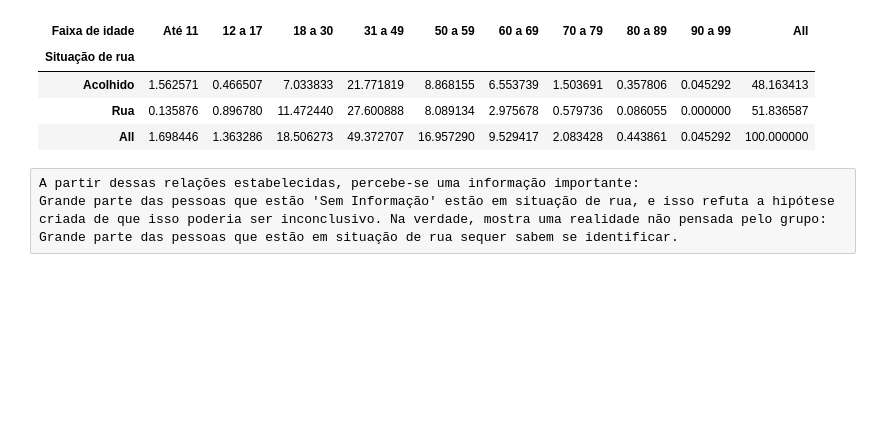
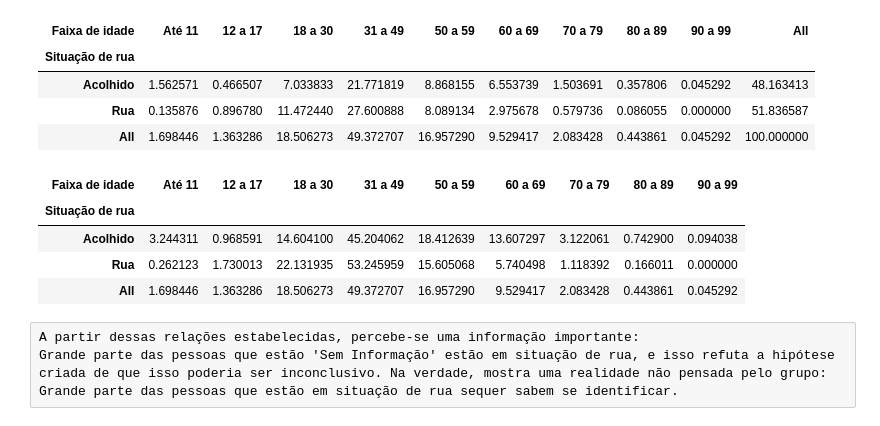
Before and after one commit to wellingtonrs07/Infer-ncia-Planos-de-Sa-de, a Jupyter notebook: Inferência_moradores_de_rua (Principal)/Planilha_Tratada_Projeto2.ipynb, the cells around one changed output. Cells and saved outputs as stored; diff of their text form; code cells hidden in the pictures; blank space fills up the shorter version.

```diff
--- a/Inferência_moradores_de_rua (Principal)/Planilha_Tratada_Projeto2.ipynb
+++ b/Inferência_moradores_de_rua (Principal)/Planilha_Tratada_Projeto2.ipynb
@@ -264,6 +273,14 @@ pd.crosstab(dados_idade_c_info['Situação de rua'], dados_idade_c_info['Faixa d
 | Acolhido | 1.562571 | 0.466507 | 7.033833 | 21.771819 | 8.868155 | 6.553739 | 1.503691 | 0.357806 | 0.045292 | 48.163413 |
 | Rua | 0.135876 | 0.896780 | 11.472440 | 27.600888 | 8.089134 | 2.975678 | 0.579736 | 0.086055 | 0.000000 | 51.836587 |
 | All | 1.698446 | 1.363286 | 18.506273 | 49.372707 | 16.957290 | 9.529417 | 2.083428 | 0.443861 | 0.045292 | 100.000000 |
+# %%
+pd.crosstab(dados_idade_c_info['Situação de rua'], dados_idade_c_info['Faixa de idade'], normalize='index'  , margins=True )*100
+# %% [output]
+| Faixa de idade | Até 11 | 12 a 17 | 18 a 30 | 31 a 49 | 50 a 59 | 60 a 69 | 70 a 79 | 80 a 89 | 90 a 99 |
+| Situação de rua |  |  |  |  |  |  |  |  |  |
+| Acolhido | 3.244311 | 0.968591 | 14.604100 | 45.204062 | 18.412639 | 13.607297 | 3.122061 | 0.742900 | 0.094038 |
+| Rua | 0.262123 | 1.730013 | 22.131935 | 53.245959 | 15.605068 | 5.740498 | 1.118392 | 0.166011 | 0.000000 |
+| All | 1.698446 | 1.363286 | 18.506273 | 49.372707 | 16.957290 | 9.529417 | 2.083428 | 0.443861 | 0.045292 |
 # %% [raw]
 A partir dessas relações estabelecidas, percebe-se uma informação importante:
 Grande parte das pessoas que estão 'Sem Informação' estão em situação de rua, e isso refuta a hipótese criada de que isso poderia ser inconclusivo. Na verdade, mostra uma realidade não pensada pelo grupo: Grande parte das pessoas que estão em situação de rua sequer sabem se identificar.
```
Also changed, not shown: parts of 15 cells of this notebook.
